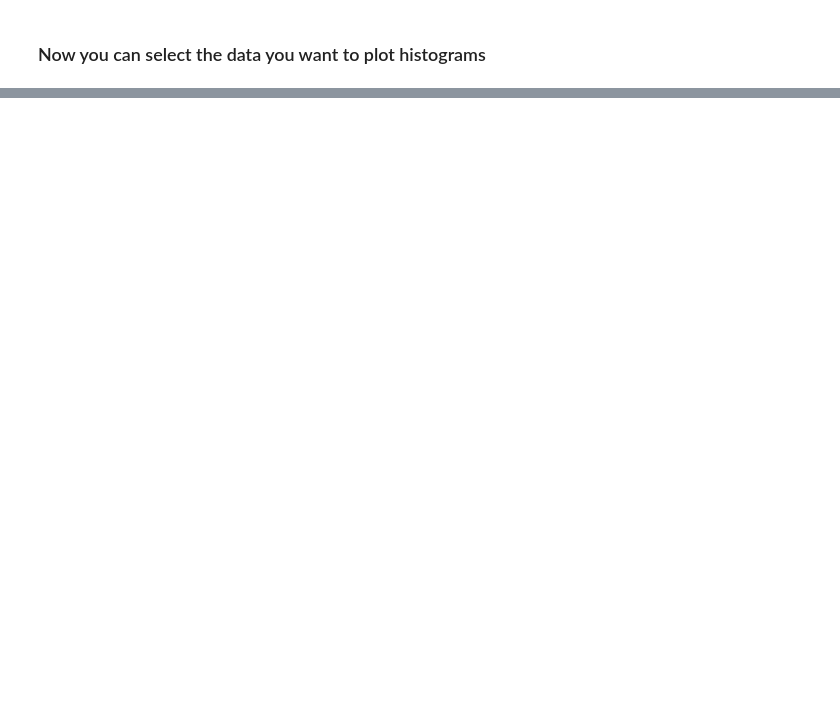
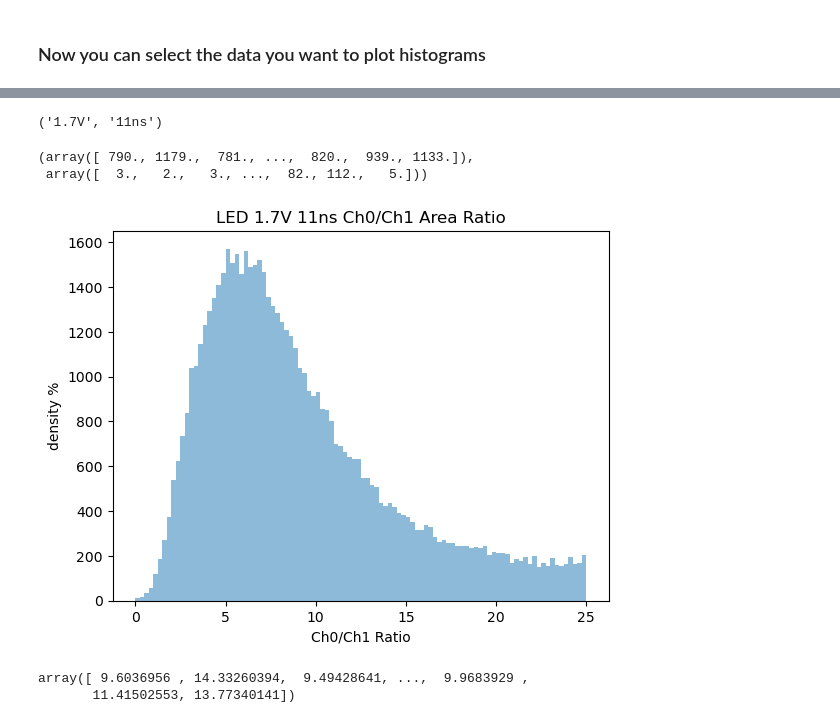
Before and after one commit to Westlake-University-Lsc-lab/ProcessLocalData, a Jupyter notebook: plot_example.ipynb, the cells around one changed output, grey strips where cells are left out. Saved outputs shown, nothing was run; the diff lists cells and outputs as text; code cells hidden in the pictures; blank space fills up the shorter version.

```diff
--- a/plot_example.ipynb
+++ b/plot_example.ipynb
@@ -83,0 +89,35 @@ np.sum(area_ch0)/np.sum(area_ch1)
+# %%
+t_value =file[-22:-18]
+v_value = file[-27:-23]
+v_value, t_value
+# %% [output]
+('1.7V', '11ns')
+# %%
+winfo = np.load(file)
+df = pd.DataFrame(data=winfo, columns=['Ch', 'TTT', 'Baseline', 'Hight', 'Area'])
+# %%
+area_ch0 = df.Area[df.Ch==0 ].astype(np.float64).to_numpy()
+area_ch1 = df.Area[df.Ch==1 ].astype(np.float64).to_numpy()
+# %%
+area_ch0, area_ch1
+# %% [output]
+(array([ 790., 1179.,  781., ...,  820.,  939., 1133.]),
+ array([  3.,   2.,   3., ...,  82., 112.,   5.]))
+# %%
+ratio = area_ch0/area_ch1
+# %%
+plt.hist(ratio, bins=100, range=(0, 25), density=False, alpha=0.5, label='Ratio')
+#plt.yscale('log')
+plt.xlabel('Ch0/Ch1 Ratio')
+plt.ylabel('density %')
+plt.title(r'LED {} {} Ch0/Ch1 Area Ratio'.format(v_value, t_value))
+plt.savefig(r'./res/LED_{}_{}_Ch0_Ch1_Ratio.png'.format(v_value, t_value),dpi=300)
+plt.show()
+# %% [output]
+[figure, added]
+# %%
+area_ch0_pe = area_ch0/82.26
+area_ch0_pe
+# %% [output]
+array([ 9.6036956 , 14.33260394,  9.49428641, ...,  9.9683929 ,
+       11.41502553, 13.77340141])
```
Also changed, not shown: parts of 26 cells of this notebook.
